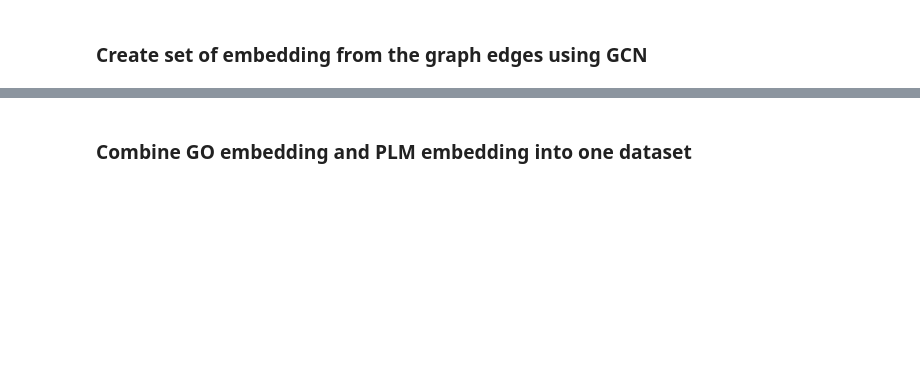
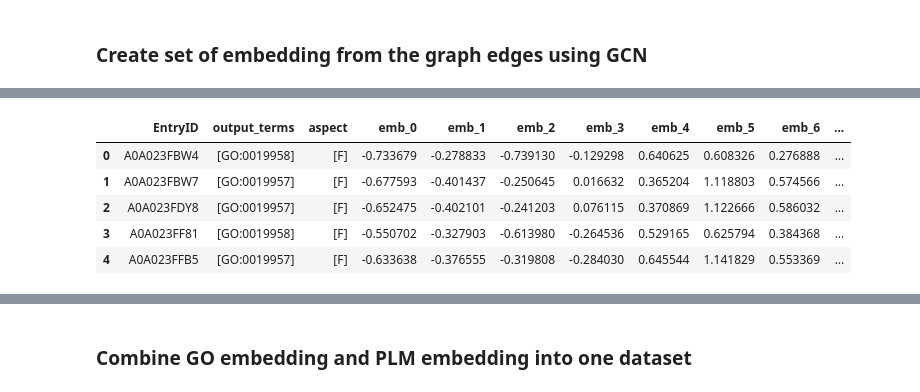
Before and after one commit to anirban1991/CAFA_6_protein_function_kaggle, a Jupyter notebook: dataprocessing-model-training.ipynb, the cells around one changed output, grey strips where cells are left out. Drawn from its saved outputs; the diff is of its cells as text; code cells hidden in the pictures; blank space fills up the shorter version.

```diff
--- a/dataprocessing-model-training.ipynb
+++ b/dataprocessing-model-training.ipynb
@@ -319,0 +405,27 @@ NameError: name 'protein_function_df' is not defined
+# %%
+def group_terms_and_aspects(protein_function_df):
+    protein_function_grouped_df = (
+        protein_function_df
+            .groupby("EntryID")
+            .agg({
+                "term": list,
+                "aspect": list,
+                **{c: "first" for c in protein_function_top_terms_df.columns
+                   if c.startswith("emb_")},
+                "taxonomyID": "first"
+            })
+            .rename(columns={"term": "output_terms"})
+            .reset_index()
+    )
+    return protein_function_grouped_df
+
+protein_function_grouped_df = group_terms_and_aspects(protein_function_df)
+# %%
+protein_function_grouped_df.head()
+# %% [output]
+|  | EntryID | output_terms | aspect | emb_0 | emb_1 | emb_2 | emb_3 | emb_4 | emb_5 | emb_6 | ... |
+| 0 | A0A023FBW4 | [GO:0019958] | [F] | -0.733679 | -0.278833 | -0.739130 | -0.129298 | 0.640625 | 0.608326 | 0.276888 | ... |
+| 1 | A0A023FBW7 | [GO:0019957] | [F] | -0.677593 | -0.401437 | -0.250645 | 0.016632 | 0.365204 | 1.118803 | 0.574566 | ... |
+| 2 | A0A023FDY8 | [GO:0019957] | [F] | -0.652475 | -0.402101 | -0.241203 | 0.076115 | 0.370869 | 1.122666 | 0.586032 | ... |
+| 3 | A0A023FF81 | [GO:0019958] | [F] | -0.550702 | -0.327903 | -0.613980 | -0.264536 | 0.529165 | 0.625794 | 0.384368 | ... |
+| 4 | A0A023FFB5 | [GO:0019957] | [F] | -0.633638 | -0.376555 | -0.319808 | -0.284030 | 0.645544 | 1.141829 | 0.553369 | ... |
```
Also changed, not shown: parts of 22 cells of this notebook.
